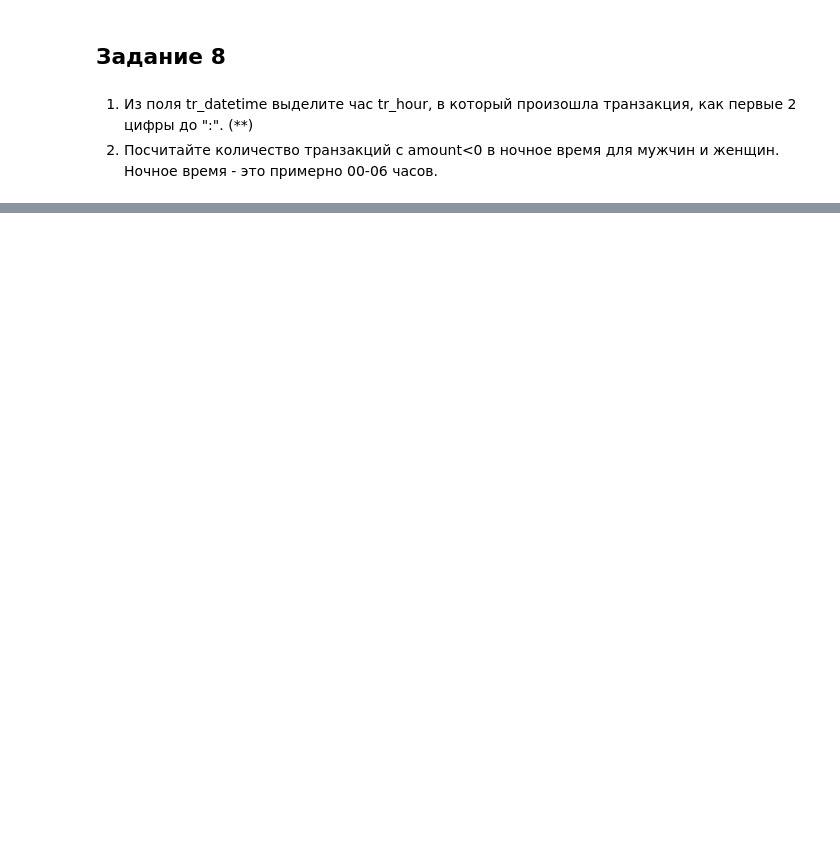
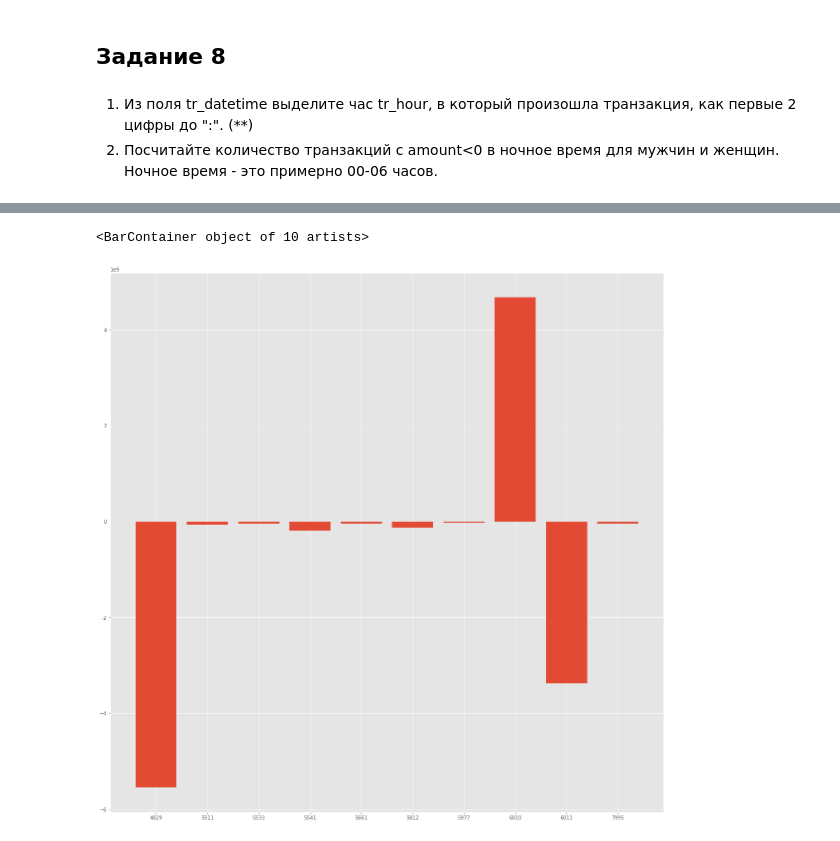
Before and after one commit to richiurb/ITMO_Bachelor_labs, a Jupyter notebook: Machine Learning/lab2/lab2.ipynb, the cells around one changed output, grey strips where cells are left out. Drawn from its saved outputs; the diff is of its cells as text; code cells hidden in the pictures; blank space fills up the shorter version.

```diff
--- a/Machine Learning/lab2/lab2.ipynb
+++ b/Machine Learning/lab2/lab2.ipynb
@@ -533,0 +617,4 @@ top_10_mcc_merged_with_description
+# %%
+transactions_100_10_gender_1 = transactions_more_100_2[transactions_more_100_2['gender'] == 1.0]
+mcc_code_stats_gender_1 = transactions_100_10_gender_1.groupby('mcc_code')['amount'].sum()
+mcc_code_stats_gender_1
@@ -533,0 +634,6 @@ top_10_mcc_merged_with_description
+# %%
+plt.figure(figsize=(20, 20))
+plt.bar([str(item) for item in mcc_code_stats_gender_1.index], mcc_code_stats_gender_1.values)
+# %% [output]
+<BarContainer object of 10 artists>
+[figure, added]
```
Also changed, not shown: parts of 12 cells of this notebook.
